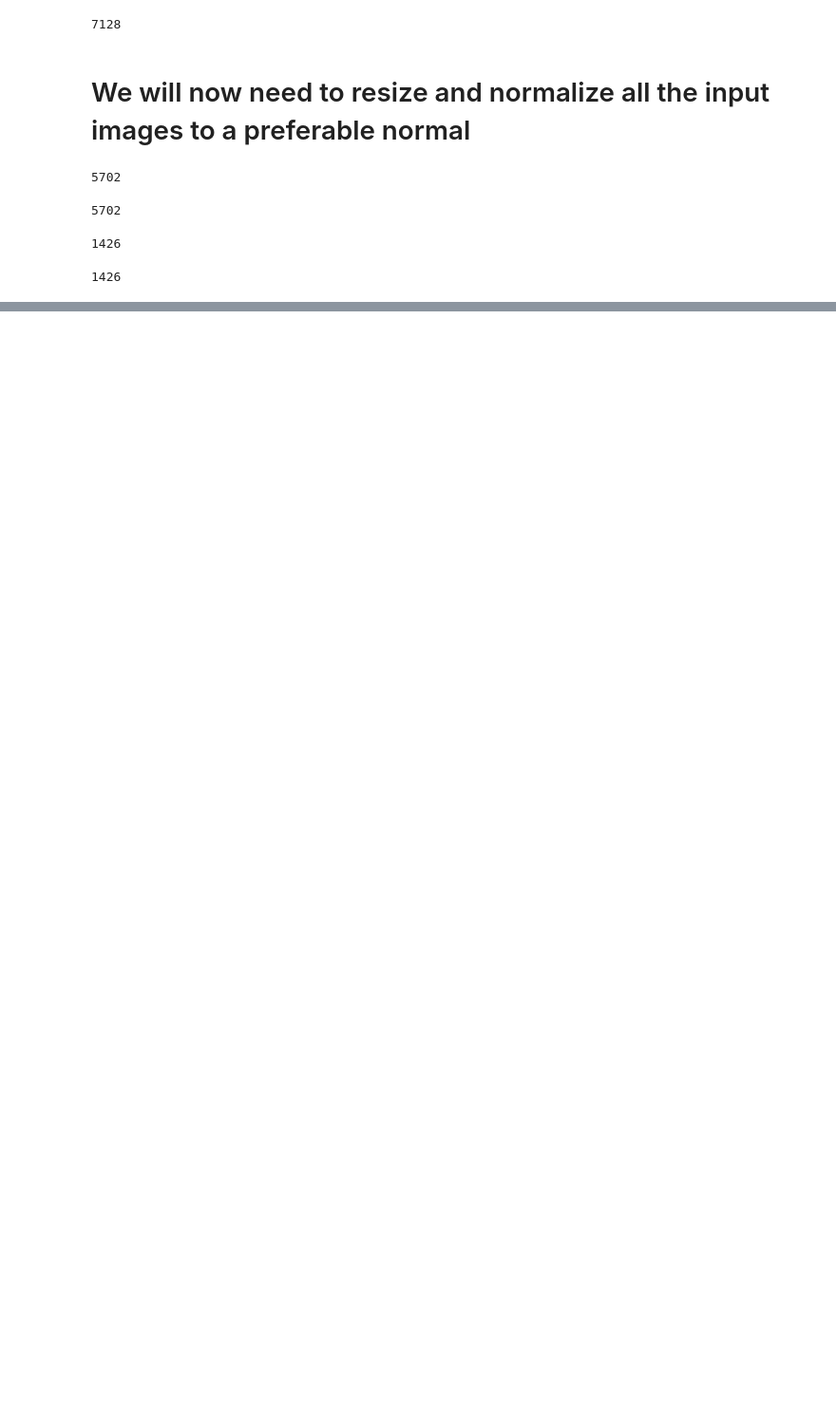
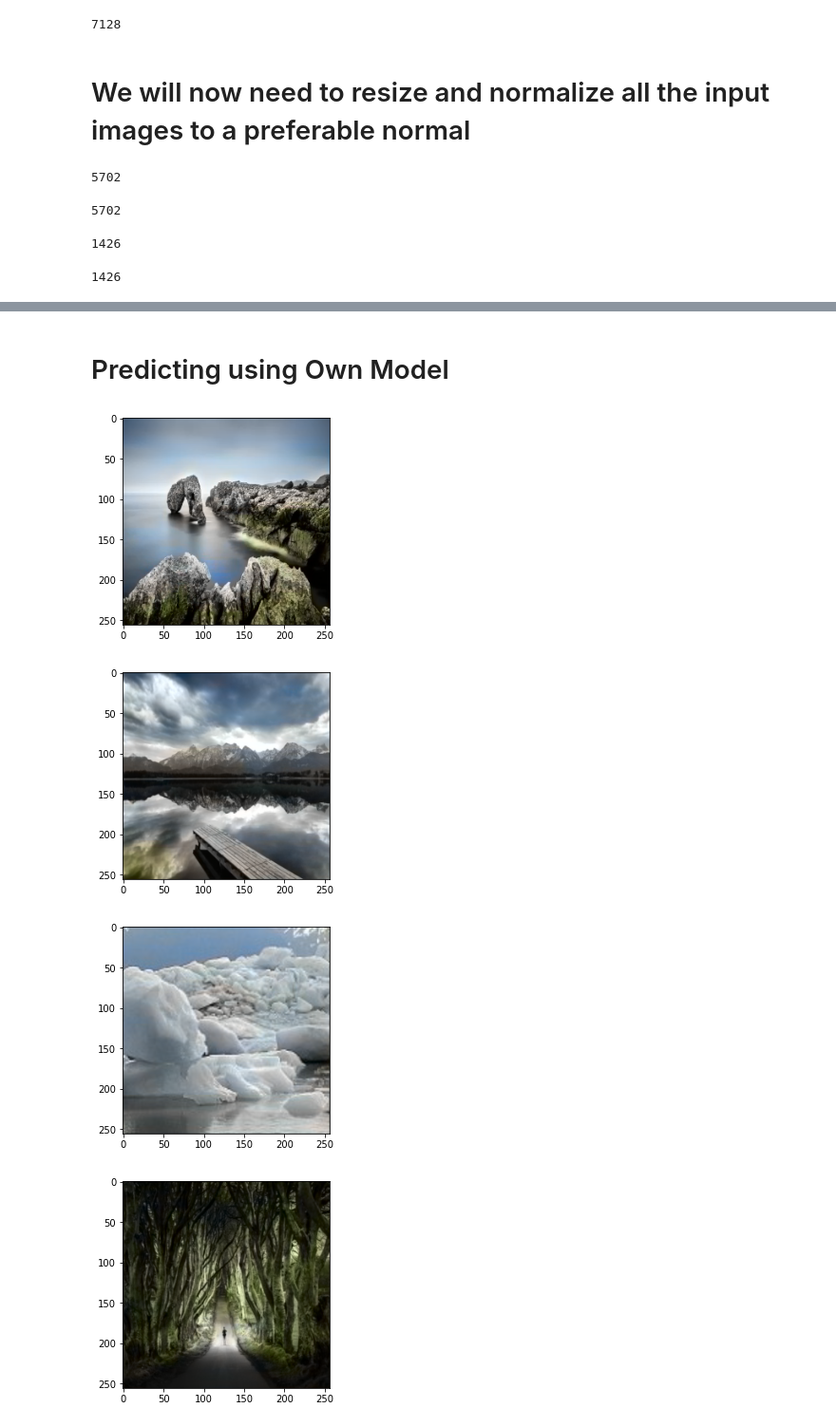
Before and after one commit to VighneshS/neura_colorizer, a Jupyter notebook: Neura_colorizer.ipynb, the cells around one changed output, grey strips where cells are left out. Shown at 95% size. Drawn from its saved outputs; the diff is of its cells as text; code cells hidden in the pictures; blank space fills up the shorter version.

```diff
--- a/Neura_colorizer.ipynb
+++ b/Neura_colorizer.ipynb
@@ -351,0 +310,3 @@ for prediction in range(len(predictions)):
+# %%
+own_model = tensorflow.keras.models.load_model('/content/drive/MyDrive/resources_neura_colorizer/neura_colorizer_model.h5')
+own_model.summary()
@@ -351,0 +331,32 @@ for prediction in range(len(predictions)):
+# %% [markdown]
+# Predicting using Own Model
+# %%
+# Load black and white images
+unknown_test_sample_gray = []
+for filename in os.listdir(TEST_DIR):
+    gray_scale_test_image = img_to_array(load_img(TEST_DIR + filename))
+    gray_scale_test_image = resize(gray_scale_test_image, (height, width), mode='constant', preserve_range=True)
+    unknown_test_sample_gray.append(gray_scale_test_image)
+unknown_test_sample_gray_cpy = unknown_test_sample_gray
+unknown_test_sample_gray = np.array(unknown_test_sample_gray, dtype=float)
+unknown_test_sample_gray = rgb2lab(1.0 / NORMALIZATION_FACTOR * unknown_test_sample_gray)[:, :, :, 0]
+unknown_test_sample_gray = unknown_test_sample_gray.reshape(unknown_test_sample_gray.shape + (1,))
+
+# Test model
+predictions = own_model.predict(unknown_test_sample_gray)
+predictions = predictions * 128
+
+# Output colorization
+for prediction in range(len(predictions)):
+    prediction_lab = np.zeros((256, 256, 3))
+    prediction_lab[:, :, 0] = unknown_test_sample_gray[prediction][:, :, 0]
+    prediction_lab[:, :, 1:] = predictions[prediction]
+    prediction_rgb = lab2rgb(prediction_lab)
+    color_img_plt = plt.imshow(prediction_rgb)
+    plt.show()
+    plt.imsave(RESULTS_DIR + "img_" + str(prediction) + ".png", prediction_rgb)
+# %% [output]
+[figure, added]
+[figure, added]
+[figure, added]
+[figure, added]
```
Also changed, not shown: parts of 50 cells of this notebook.
